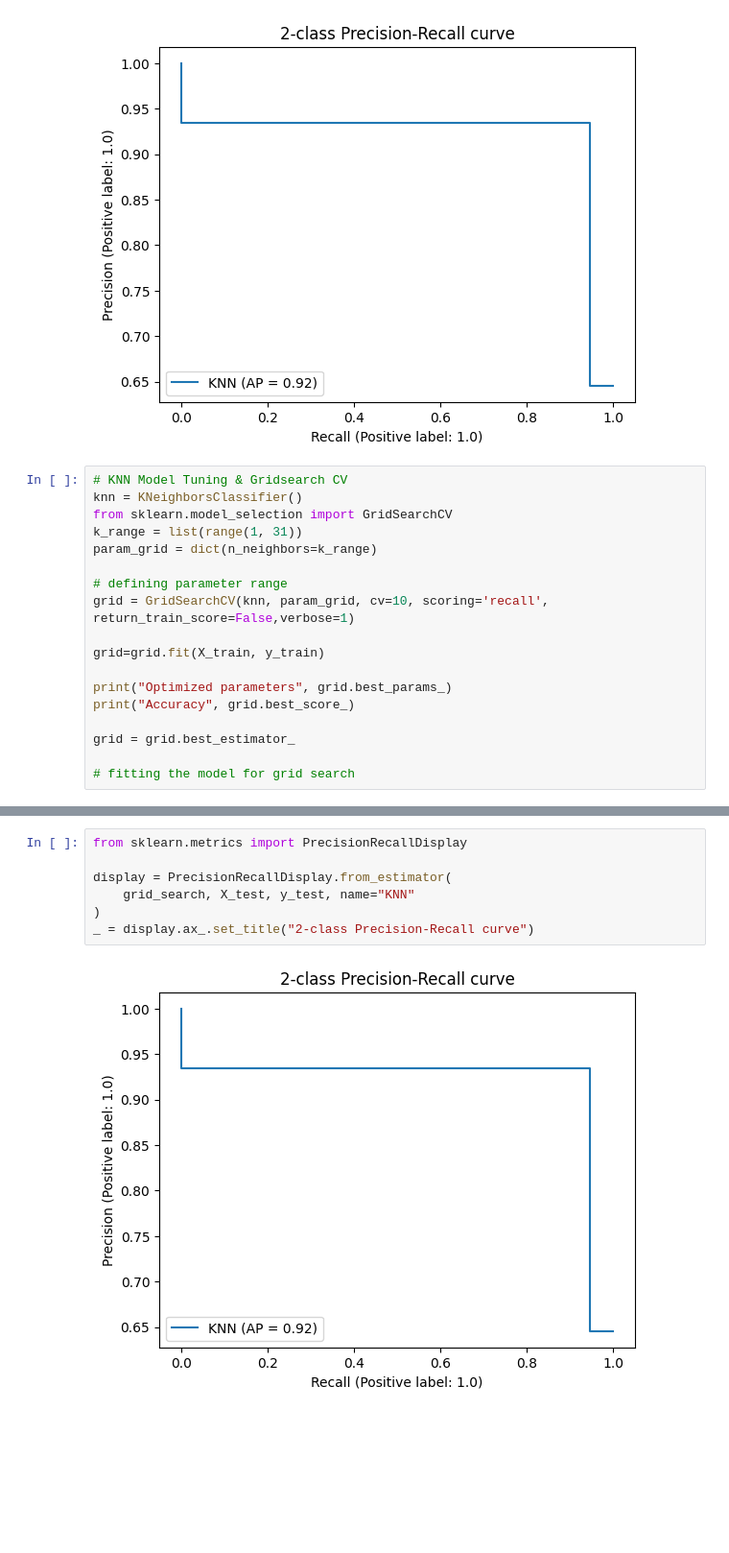
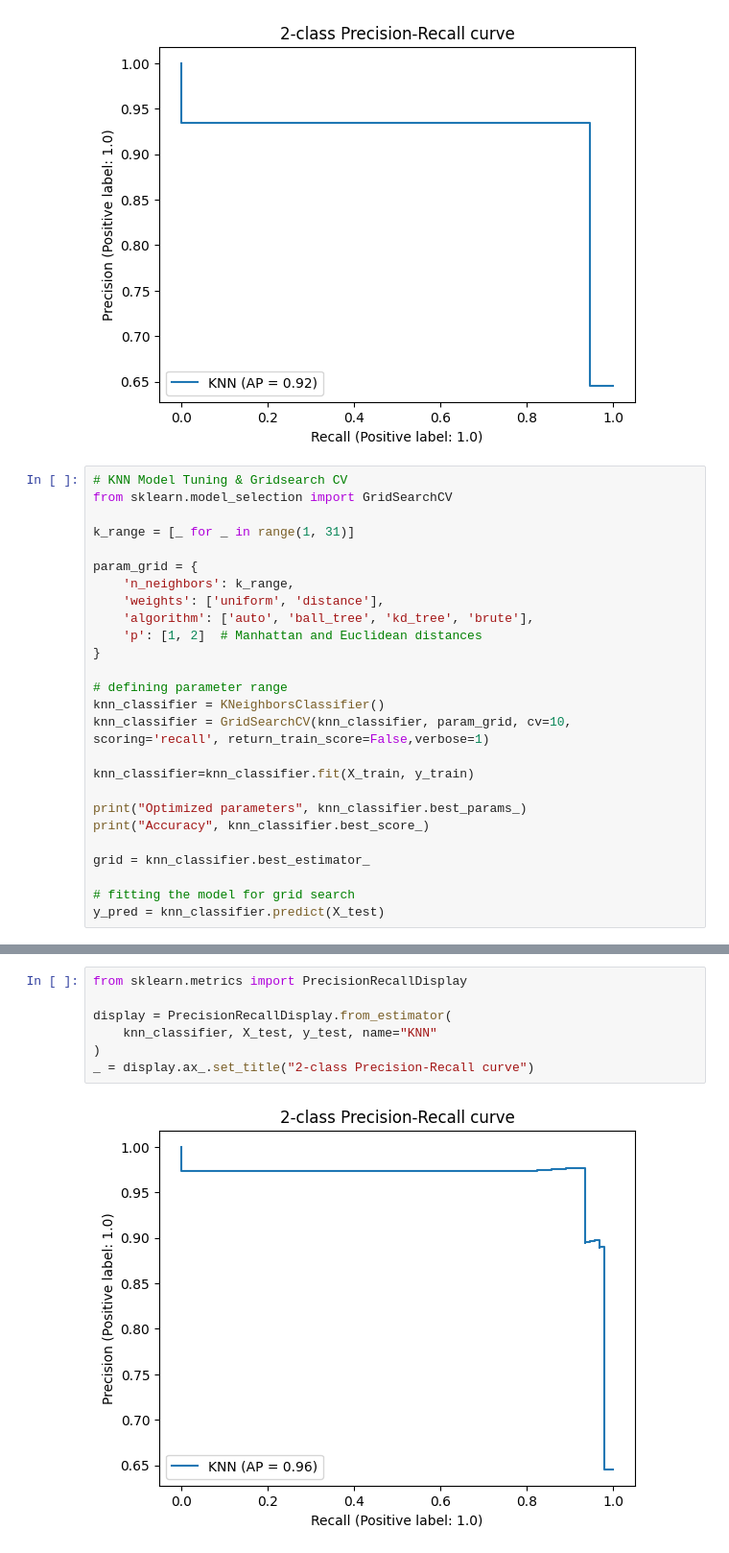
Before and after one commit to MahendraSai024/GLOF, a Jupyter notebook: 5-Kth Nearest Neighborhood.ipynb, the cells around one changed output, grey strips where cells are left out. Shown: that part at 96% size. Drawn from its saved outputs; the diff is of its cells as text; blank space fills up the shorter version.

```diff
--- a/5-Kth Nearest Neighborhood.ipynb
+++ b/5-Kth Nearest Neighborhood.ipynb
@@ -821,20 +821,28 @@ _ = display.ax_.set_title("2-class Precision-Recall curve")
 [figure]
 # %%
 # KNN Model Tuning & Gridsearch CV
-knn = KNeighborsClassifier()
 from sklearn.model_selection import GridSearchCV
-k_range = list(range(1, 31))
-param_grid = dict(n_neighbors=k_range)
+
+k_range = [_ for _ in range(1, 31)]
+
+param_grid = {
+    'n_neighbors': k_range,
+    'weights': ['uniform', 'distance'],
+    'algorithm': ['auto', 'ball_tree', 'kd_tree', 'brute'],
+    'p': [1, 2]  # Manhattan and Euclidean distances
+}
 
 # defining parameter range
-grid = GridSearchCV(knn, param_grid, cv=10, scoring='recall', return_train_score=False,verbose=1)
+knn_classifier = KNeighborsClassifier()
+knn_classifier = GridSearchCV(knn_classifier, param_grid, cv=10, scoring='recall', return_train_score=False,verbose=1)
 
-grid=grid.fit(X_train, y_train)
+knn_classifier=knn_classifier.fit(X_train, y_train)
 
-print("Optimized parameters", grid.best_params_)
-print("Accuracy", grid.best_score_)
+print("Optimized parameters", knn_classifier.best_params_)
+print("Accuracy", knn_classifier.best_score_)
 
-grid = grid.best_estimator_
+grid = knn_classifier.best_estimator_
 
 # fitting the model for grid search
+y_pred = knn_classifier.predict(X_test)
 # %% [output]
@@ -900,9 +908,9 @@ plt.show()
 # %%
 from sklearn.metrics import PrecisionRecallDisplay
 
 display = PrecisionRecallDisplay.from_estimator(
-    grid_search, X_test, y_test, name="KNN"
+    knn_classifier, X_test, y_test, name="KNN"
 )
 _ = display.ax_.set_title("2-class Precision-Recall curve")
 # %% [output]
-[figure, old version]
+[figure, new version]
```
Also changed, not shown: parts of 3 cells of this notebook, 5 other files.
